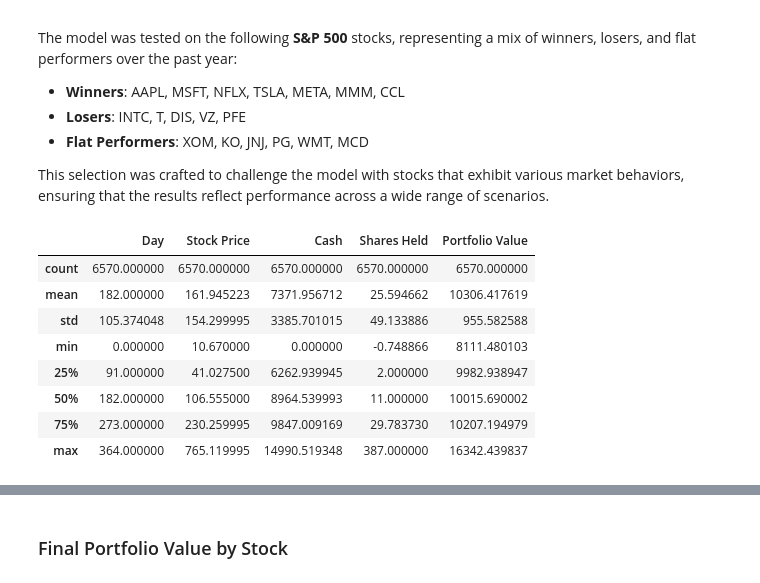
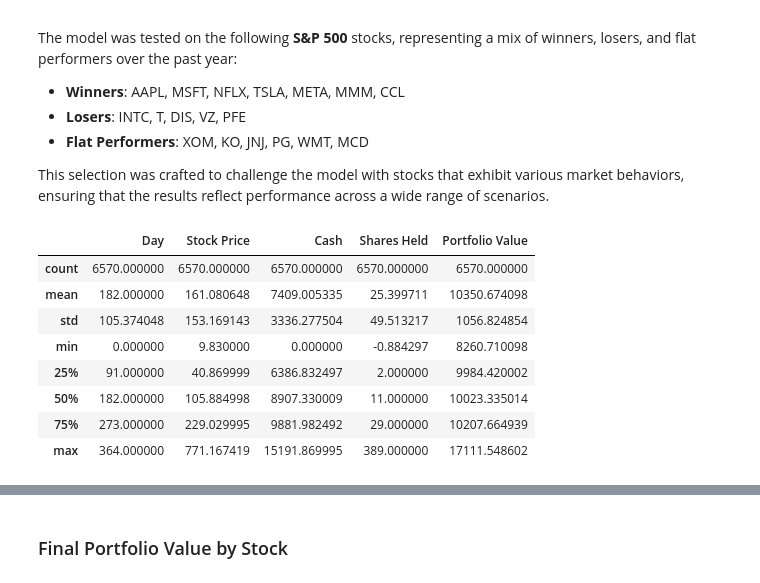
Before and after one commit to uniquedapoet/StockTradingModel, a Jupyter notebook: Stock_Trading_Model_Report.ipynb, the cells around one changed output, grey strips where cells are left out. Saved outputs shown, nothing was run; the diff lists cells and outputs as text; code cells hidden in the pictures.

```diff
--- a/Stock_Trading_Model_Report.ipynb
+++ b/Stock_Trading_Model_Report.ipynb
@@ -164,18 +204,18 @@ This selection was crafted to challenge the model with stocks that exhibit vario
 # %%
 import pandas as pd
 
-results = pd.read_csv('simResults/sim_results.csv')
-results.describe()
+sim_results = pd.read_csv('simResults/sim_results.csv')
+sim_results.describe()
 # %% [output]
 |  | Day | Stock Price | Cash | Shares Held | Portfolio Value |
 | count | 6570.000000 | 6570.000000 | 6570.000000 | 6570.000000 | 6570.000000 |
-| mean | 182.000000 | 161.945223 | 7371.956712 | 25.594662 | 10306.417619 |
-| std | 105.374048 | 154.299995 | 3385.701015 | 49.133886 | 955.582588 |
-| min | 0.000000 | 10.670000 | 0.000000 | -0.748866 | 8111.480103 |
-| 25% | 91.000000 | 41.027500 | 6262.939945 | 2.000000 | 9982.938947 |
-| 50% | 182.000000 | 106.555000 | 8964.539993 | 11.000000 | 10015.690002 |
-| 75% | 273.000000 | 230.259995 | 9847.009169 | 29.783730 | 10207.194979 |
-| max | 364.000000 | 765.119995 | 14990.519348 | 387.000000 | 16342.439837 |
+| mean | 182.000000 | 161.080648 | 7409.005335 | 25.399711 | 10350.674098 |
+| std | 105.374048 | 153.169143 | 3336.277504 | 49.513217 | 1056.824854 |
+| min | 0.000000 | 9.830000 | 0.000000 | -0.884297 | 8260.710098 |
+| 25% | 91.000000 | 40.869999 | 6386.832497 | 2.000000 | 9984.420002 |
+| 50% | 182.000000 | 105.884998 | 8907.330009 | 11.000000 | 10023.335014 |
+| 75% | 273.000000 | 229.029995 | 9881.982492 | 29.000000 | 10207.664939 |
+| max | 364.000000 | 771.167419 | 15191.869995 | 389.000000 | 17111.548602 |
 # %% [markdown]
 ### Model Performance Summary
 
```
Also changed, not shown: parts of 6 cells of this notebook, 5 other files.
